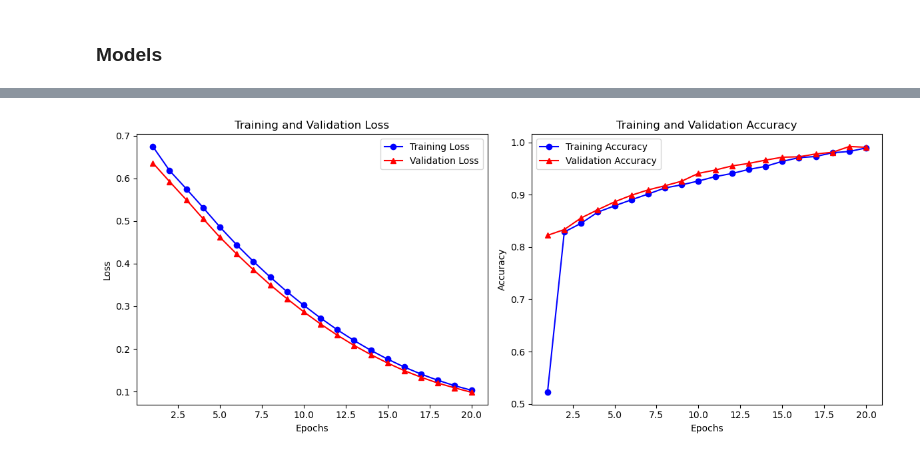
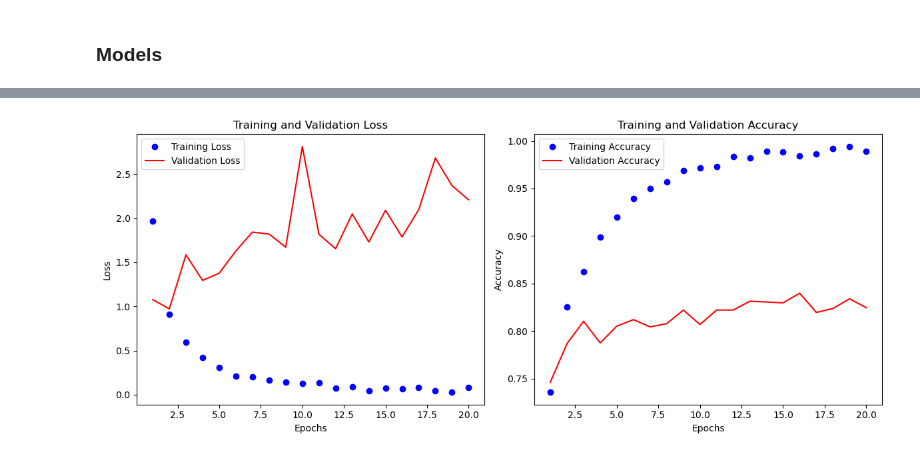
Before and after one commit to Port0goose/Deep-Learning, a Jupyter notebook: project_deep_learning.ipynb, the cells around one changed output, grey strips where cells are left out. Cells and saved outputs as stored; diff of their text form; code cells hidden in the pictures.

```diff
--- a/project_deep_learning.ipynb
+++ b/project_deep_learning.ipynb
@@ -269,6 +150,12 @@ df
 # %% [markdown]
 #### Target variable and Train, test split
+# %%
+X = np.array(df['image_data'].tolist())  # Convert Series to a numpy array
+# Flatten X (from 3D to 2D)
+X = X.reshape(X.shape[0], -1)  # Flatten each image into a 1D vector
 # %%
-df['target'] = df['tumor_class'].apply(lambda x: 0 if x == "Benign" else 1)
+df['target'] = df['Benign or Malignant'].apply(lambda x: 0 if x == "Benign" else 1)
+y = df['target'].values  # Assuming the target is in a column 'target'
 
-df['target_array'] = df['target'].values
+# Split the dataset into training and testing subsets
+#X_train, X_test, y_train, y_test = train_test_split(X_flattened, y, test_size=0.2, random_state=42)
@@ -283,2 +165,11 @@ KeyboardInterrupt:
+# %%
+X_train, X_temp, y_train, y_temp = train_test_split(X, y, test_size=0.3, stratify=y, random_state=42, shuffle = True)
+X_val, X_test, y_val, y_test = train_test_split(X_temp, y_temp, test_size=0.5, random_state=42, stratify=y_temp, shuffle=True)
+# %%
+# Scale the features
+scaler = StandardScaler()
+X_train = scaler.fit_transform(X_train)
+X_test = scaler.transform(X_test)
+X_val = scaler.transform(X_val)
 # %% [markdown]
 ### Models
@@ -430,37 +234,35 @@ Model: "sequential"
 # %%
-import matplotlib.pyplot as plt
-
 # Extracting data from the history object
 history_dict = history.history
 train_loss = history_dict['loss']
 val_loss = history_dict['val_loss']
 train_accuracy = history_dict['accuracy']
 val_accuracy = history_dict['val_accuracy']
 
 # Generate the range for epochs
 epochs = range(1, len(train_loss) + 1)
 
 # Plotting Training and Validation Loss
 plt.figure(figsize=(12, 5))
 plt.subplot(1, 2, 1)
-plt.plot(epochs, train_loss, 'bo-', label='Training Loss')
-plt.plot(epochs, val_loss, 'r^-', label='Validation Loss')
+plt.plot(epochs, train_loss, 'bo', label='Training Loss')
+plt.plot(epochs, val_loss, 'r', label='Validation Loss')
 plt.title('Training and Validation Loss')
 plt.xlabel('Epochs')
 plt.ylabel('Loss')
 plt.legend()
 
 # Plotting Training and Validation Accuracy
 plt.subplot(1, 2, 2)
-plt.plot(epochs, train_accuracy, 'bo-', label='Training Accuracy')
-plt.plot(epochs, val_accuracy, 'r^-', label='Validation Accuracy')
+plt.plot(epochs, train_accuracy, 'bo', label='Training Accuracy')
+plt.plot(epochs, val_accuracy, 'r-', label='Validation Accuracy')
 plt.title('Training and Validation Accuracy')
 plt.xlabel('Epochs')
 plt.ylabel('Accuracy')
 plt.legend()
 
 # Show the plots
 plt.tight_layout()
 plt.show()
 # %% [output]
-[figure, old version]
+[figure, new version]
```
Also changed, not shown: parts of 58 cells of this notebook.
